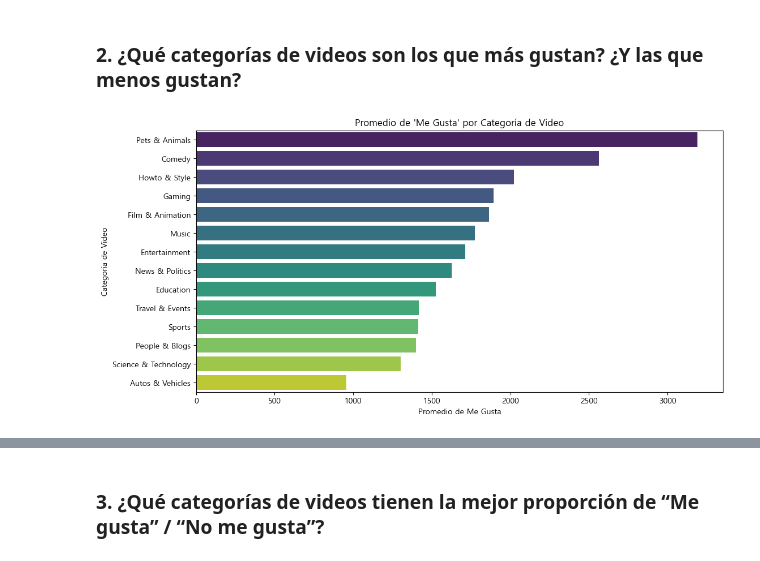
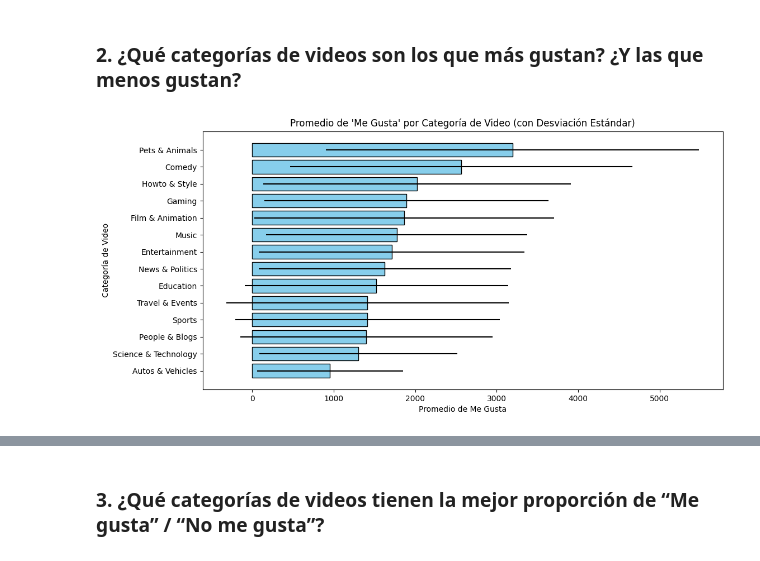
Before and after one commit to DiegoEBV/CRISP-DM-KRS, a Jupyter notebook: code/analysis-visualization.ipynb, the cells around one changed output, grey strips where cells are left out. Drawn from its saved outputs; the diff is of its cells as text; code cells hidden in the pictures.

```diff
--- a/code/analysis-visualization.ipynb
+++ b/code/analysis-visualization.ipynb
@@ -70,13 +84,14 @@ plt.show()
 # %% [markdown]
 ### 2. ¿Qué categorías de videos son los que más gustan? ¿Y las que menos gustan?
 # %%
-avg_likes_by_category = df.groupby('category_name')['likes'].mean().sort_values(ascending=False)
+likes_stats = df.groupby('category_name')['likes'].agg(['mean', 'std']).sort_values(by='mean', ascending=False)
 
 plt.figure(figsize=(12, 6))
-sns.barplot(x=avg_likes_by_category.values, y=avg_likes_by_category.index, hue=avg_likes_by_category.index, dodge=False, palette="viridis", legend=False)
-plt.title("Promedio de 'Me Gusta' por Categoría de Video")
+plt.barh(likes_stats.index, likes_stats['mean'], xerr=likes_stats['std'], color="skyblue", edgecolor="black")
+plt.title("Promedio de 'Me Gusta' por Categoría de Video (con Desviación Estándar)")
 plt.xlabel("Promedio de Me Gusta")
 plt.ylabel("Categoría de Video")
+plt.gca().invert_yaxis()
 plt.show()
 # %% [output]
-[figure, old version]
+[figure, new version]
```
Also changed, not shown: parts of 14 cells of this notebook, 1 other file.
